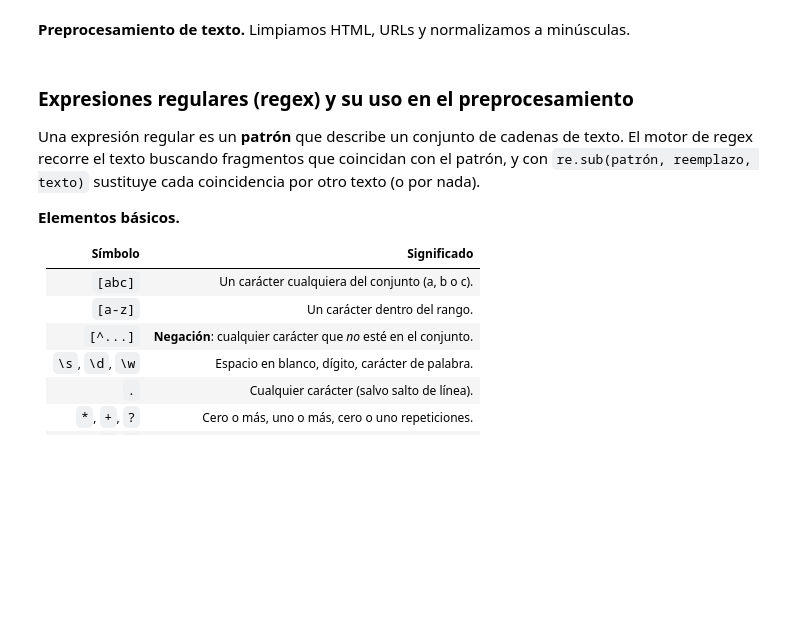
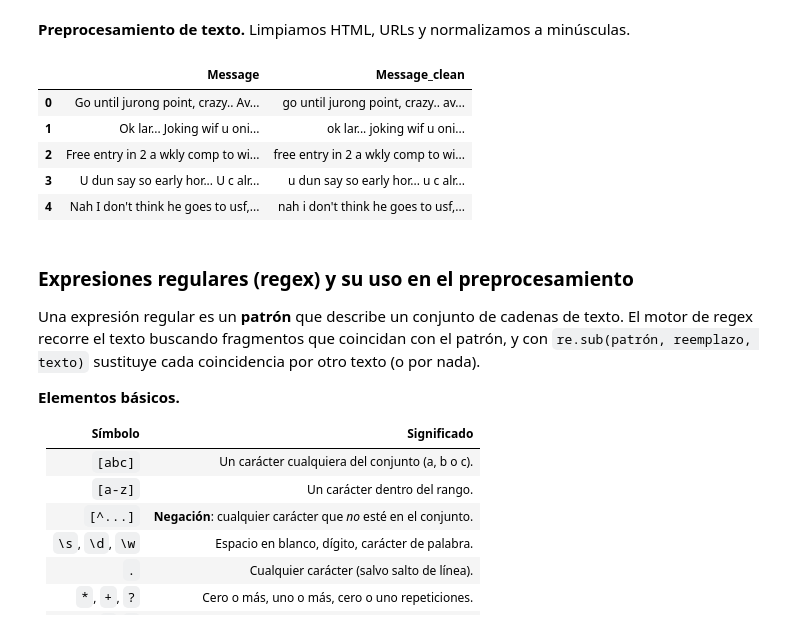
Before and after one commit to Kalbam/Deep_Learning, a Jupyter notebook: Aplicacion_NLP_Kalbam.ipynb, the cells around one changed output. Saved outputs shown, nothing was run; the diff lists cells and outputs as text; code cells hidden in the pictures; blank space fills up the shorter version.

```diff
--- a/Aplicacion_NLP_Kalbam.ipynb
+++ b/Aplicacion_NLP_Kalbam.ipynb
@@ -902,15 +902,26 @@ plt.show()
 # %% [markdown]
 **Preprocesamiento de texto.** Limpiamos HTML, URLs y normalizamos a minúsculas.
 # %%
-import re                                             # módulo de expresiones regulares (falta en tu fragmento)
-from bs4 import BeautifulSoup                         # librería para interpretar HTML
+import re
+from bs4 import BeautifulSoup
 
-def cleanText(text):                                  # recibe un mensaje crudo
-    text = BeautifulSoup(text, "html.parser").text    # quita etiquetas HTML y deja solo el texto visible
-    text = re.sub(r'\|\|\|', r' ', text)              # reemplaza cada "|||" por un espacio
-    text = re.sub(r'http\S+', r'<URL>', text)         # reemplaza cada enlace por la marca <URL>
-    text = text.lower()                               # pasa todo a minúsculas
+def cleanText(text):
+    text = BeautifulSoup(text, "html.parser").text
+    text = re.sub(r'\|\|\|', r' ', text)
+    text = re.sub(r'http\S+', r'<URL>', text)
+    text = text.lower()
     return text
+
+# LÍNEA NUEVA: aplica la función y crea la columna
+df['Message_clean'] = df['Message'].progress_apply(cleanText)
+df[['Message', 'Message_clean']].head()
+# %% [output]
+|  | Message | Message_clean |
+| 0 | Go until jurong point, crazy.. Av... | go until jurong point, crazy.. av... |
+| 1 | Ok lar... Joking wif u oni... | ok lar... joking wif u oni... |
+| 2 | Free entry in 2 a wkly comp to wi... | free entry in 2 a wkly comp to wi... |
+| 3 | U dun say so early hor... U c alr... | u dun say so early hor... u c alr... |
+| 4 | Nah I don't think he goes to usf,... | nah i don't think he goes to usf,... |
 # %% [markdown]
 ### Expresiones regulares (regex) y su uso en el preprocesamiento
 
```
Also changed, not shown: parts of 11 cells of this notebook, 1 other file.
